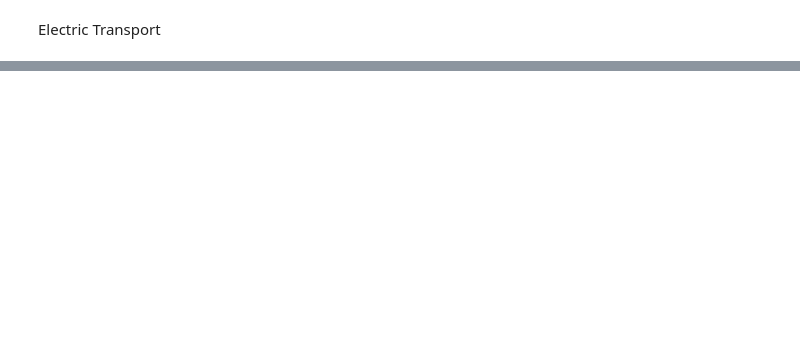
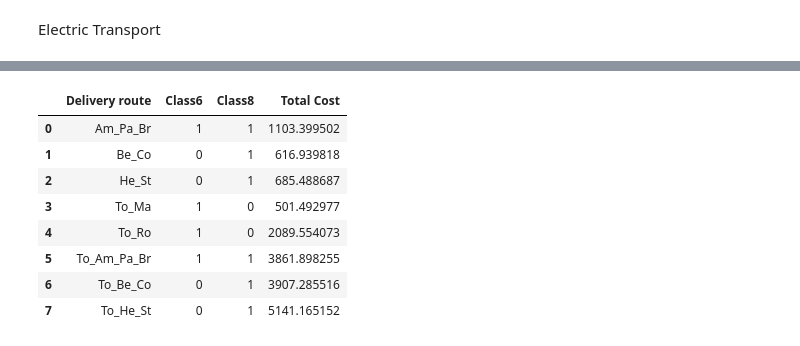
Before and after one commit to biekeleenknegt/SCM_GW, a Jupyter notebook: FULL_CODE.ipynb, the cells around one changed output, grey strips where cells are left out. Saved outputs shown, nothing was run; the diff lists cells and outputs as text; code cells hidden in the pictures; blank space fills up the shorter version.

```diff
--- a/FULL_CODE.ipynb
+++ b/FULL_CODE.ipynb
@@ -1950,0 +1953,89 @@ combination_costs
+# %%
+
+import pandas as pd
+
+#following the algorithm to find the shipping costs
+
+#Based on data from Amazon Trucks
+#Medium truck: Class 6
+#Large truck: Class 8
+
+#Cost per km
+cost_per_km_Class6 = 0.15 + 0.09+ 0.028 + 0.24375
+cost_per_km_Class8 = 0.18 + 0.1625 + 0.052 + 0.4375
+
+#Distance Clusters Estimated
+distance_Am_Pa_Br = 500
+distance_Be_Co = 450
+distance_He_St = 500
+distance_to_Ma = 600
+distance_to_Ro = 2500
+distance_to_Am_Pa_Br = 1750
+distance_to_Be_Co = 2850
+distance_to_He_St = 3750
+
+#Truck capacities
+capacity_Class6 = 50
+capacity_Class8 = 100
+
+#Volumes to shipped based on the volumes of prepacks (this is from other group)
+shipments = [(36.350505*3, distance_Am_Pa_Br),(36.350505*2, distance_Be_Co),(36.350505*2, distance_He_St),(36.350505, distance_to_Ma),(36.350505, distance_to_Ro),(36.350505*3, distance_to_Am_Pa_Br),(36.350505*2, distance_to_Be_Co),(36.350505*2, distance_to_He_St)]
+
+shipment_names = [
+    "Am_Pa_Br", "Be_Co", "He_St", "To_Ma", "To_Ro", "To_Am_Pa_Br", "To_Be_Co",
+    "To_He_St"
+]
+
+#Fuel prices and efficiencies
+fuel_price = 1.56  # per liter based on the average of our locations
+fuel_consumption_Class6 = 0.18# liter per km
+fuel_consumption_Class8 = 0.3
+
+def calculate_combination_costs(volume_and_dist):
+    volume, distance_km = volume_and_dist
+    best_cost = float('inf')
+    best_combination = None
+
+    for num_Class8 in range(int(volume // capacity_Class8) + 2):
+        for num_Class6 in range(int(volume // capacity_Class6) + 2):
+            total_capacity = num_Class8 * capacity_Class8 + num_Class6 * capacity_Class6
+            if total_capacity >= volume:
+
+                # Base cost
+                base_cost_Class6 = num_Class6 * cost_per_km_Class6 * distance_km
+                base_cost_Class8 = num_Class8 * cost_per_km_Class8 * distance_km
+
+                # Fuel cost
+                fuel_cost_class6 = distance_km * fuel_price * fuel_consumption_Class6* num_Class6
+                fuel_cost_class8 = distance_km * fuel_price * fuel_consumption_Class8 * num_Class8
+
+                # Interim cost
+                interim_cost =  base_cost_Class6 + base_cost_Class8  + fuel_cost_class6 + fuel_cost_class8
+
+                # Penalty cost
+                penalty_rate = 0.2 * (interim_cost / total_capacity)
+                overcapacity_penalty = (total_capacity - volume) * penalty_rate
+
+                # Total cost
+                total_cost = interim_cost + overcapacity_penalty
+
+                if total_cost < best_cost:
+                    best_cost = total_cost
+                    best_combination = ( num_Class6, num_Class8, total_cost)
+
+    return best_combination
+
+#Applies the function to each shipment volume in the list
+combination_costs = [(name, *calculate_combination_costs((volume, dist))) for name, (volume, dist) in zip(shipment_names,shipments)]
+combination_costs = pd.DataFrame(combination_costs, columns=[ 'Delivery route','Class6', 'Class8', 'Total Cost'])
+combination_costs
+# %% [output]
+|  | Delivery route | Class6 | Class8 | Total Cost |
+| 0 | Am_Pa_Br | 1 | 1 | 1103.399502 |
+| 1 | Be_Co | 0 | 1 | 616.939818 |
+| 2 | He_St | 0 | 1 | 685.488687 |
+| 3 | To_Ma | 1 | 0 | 501.492977 |
+| 4 | To_Ro | 1 | 0 | 2089.554073 |
+| 5 | To_Am_Pa_Br | 1 | 1 | 3861.898255 |
+| 6 | To_Be_Co | 0 | 1 | 3907.285516 |
+| 7 | To_He_St | 0 | 1 | 5141.165152 |
```
Also changed, not shown: parts of 5 cells of this notebook.
